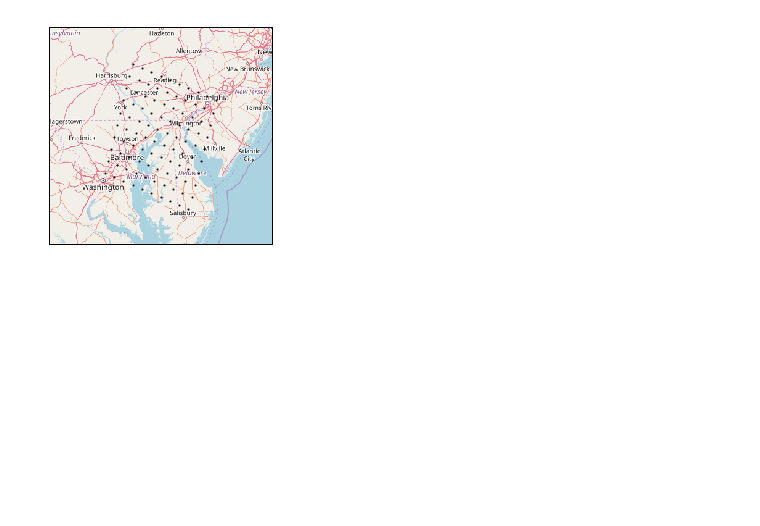
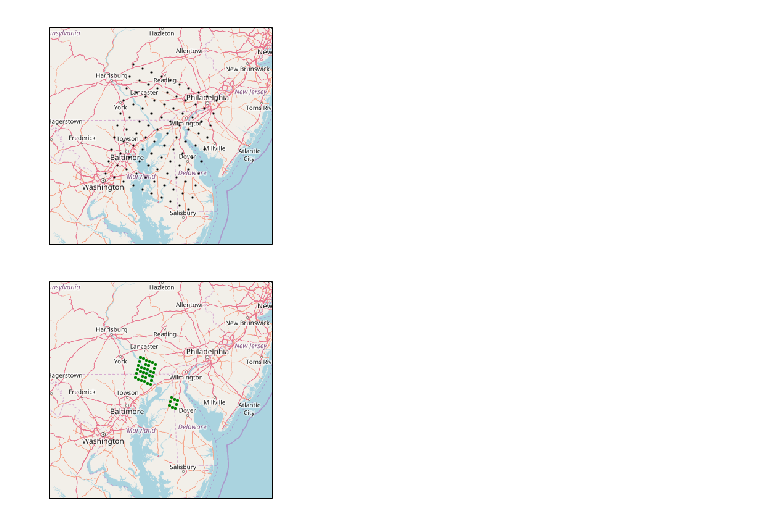
Before and after one commit to orthorhombic/two-body, a Jupyter notebook: Lat-Lon Grid.ipynb, the cells around one changed output. Cells and saved outputs as stored; diff of their text form; code cells hidden in the pictures; blank space fills up the shorter version.

```diff
--- a/Lat-Lon Grid.ipynb
+++ b/Lat-Lon Grid.ipynb
@@ -126,31 +124,62 @@ plt.plot(dfGrid['CorrLon'],dfGrid['CorrLat'],
 [<matplotlib.lines.Line2D at 0x...>]
 [figure]
 # %%
-#for arbitrary point, increase resolution
-i=25
-dfGrid.loc[i,'RelLon']
-spacing[1] # default space
-fHRSpace=spacing[1]/3 # high resolution space (0.33 to avoid overlap)
-
-#xarray centered on coarse point
-fLonTemp=dfGrid.loc[i,'RelLon']
-afLonTemp=np.linspace(fLonTemp-fHRSpace,fLonTemp+fHRSpace,num=3,endpoint=True)
-#yarray centered on coarse point
-fLatTemp=dfGrid.loc[i,'RelLat']
-afLatTemp=np.linspace(fLatTemp-fHRSpace,fLatTemp+fHRSpace,num=3,endpoint=True)
-
-aTempGrid=np.array(np.meshgrid(afLonTemp, afLatTemp, indexing='xy')).T.reshape(-1, 2)
-dfTempGrid=pandas.DataFrame(aTempGrid,columns=['RelLon','RelLat'])
-
-#remove existing data point to avoid duplicating API call
-dfTempGrid.drop(index=[4], inplace=True)
+imagery = OSM() # Use Open street maps data
+ax = plt.axes(projection=imagery.crs)
+ax.set_extent([-78, -74, 38, 41], ccrs.Geodetic()) #longitude, latitude (x1,x2,y1,y2)
 
 
-#rotate grid
-dfTempGrid['Lon']=dfTempGrid['RelLon']*np.cos(fTheta)-dfTempGrid['RelLat']*np.sin(fTheta)
-dfTempGrid['Lat']=dfTempGrid['RelLon']*np.sin(fTheta)+dfTempGrid['RelLat']*np.cos(fTheta)
+# Add the imagery to the map. Later iterations will need to intellegently determine zoom level
+#ax.add_image(imagery, 5) #too low resolution
+ax.add_image(imagery, 7) #good
+#ax.add_image(imagery, 8) #too high resolution
 
 
-#correct to final grid
-dfTempGrid['CorrLon']=dfTempGrid['Lon']+afDest1[0]
-dfTempGrid['CorrLat']=dfTempGrid['Lat']+afDest1[1]
+#for arbitrary point, increase resolution
+aHRDFs=[] #ititialize list of highres dataframes
+for i in [25,35,26,36, 64]:
+    dfGrid.loc[i,'RelLon']
+    spacing[1] # default space
+    fHRSpace=spacing[1]/3 # high resolution space (0.33 to avoid overlap)
+
+    #xarray centered on coarse point
+    fLonTemp=dfGrid.loc[i,'RelLon']
+    afLonTemp=np.linspace(fLonTemp-fHRSpace,fLonTemp+fHRSpace,num=3,endpoint=True)
+    #yarray centered on coarse point
+    fLatTemp=dfGrid.loc[i,'RelLat']
+    afLatTemp=np.linspace(fLatTemp-fHRSpace,fLatTemp+fHRSpace,num=3,endpoint=True)
+
+    aTempGrid=np.array(np.meshgrid(afLonTemp, afLatTemp, indexing='xy')).T.reshape(-1, 2)
+    dfTempGrid=pandas.DataFrame(aTempGrid,columns=['RelLon','RelLat'])
+
+    #remove existing data point to avoid duplicating API call
+    dfTempGrid.drop(index=[4], inplace=True)
+
+
+    #rotate grid
+    dfTempGrid['Lon']=dfTempGrid['RelLon']*np.cos(fTheta)-dfTempGrid['RelLat']*np.sin(fTheta)
+    dfTempGrid['Lat']=dfTempGrid['RelLon']*np.sin(fTheta)+dfTempGrid['RelLat']*np.cos(fTheta)
+
+
+    #correct to final grid
+    dfTempGrid['CorrLon']=dfTempGrid['Lon']+afDest1[0]
+    dfTempGrid['CorrLat']=dfTempGrid['Lat']+afDest1[1]
+
+
+
+    #plot fine grid
+    plt.plot(dfTempGrid['CorrLon'],dfTempGrid['CorrLat'],
+             marker='o', color='green', markersize=2, transform=ccrs.Geodetic(),
+             linestyle='')
+
+    #append temporary data frame to list
+    aHRDFs.append(dfTempGrid)
+
+
+
+#Combine all: append temp dataframes with main dataframe
+#temp=dfGrid.copy()
+aHRDFs.append(dfGrid) #add main dataframe
+dfGrid=pandas.concat(aHRDFs,ignore_index=True) #combine everything
+# %% [output]
+[figure, added]
```
Also changed, not shown: parts of 11 cells of this notebook.
